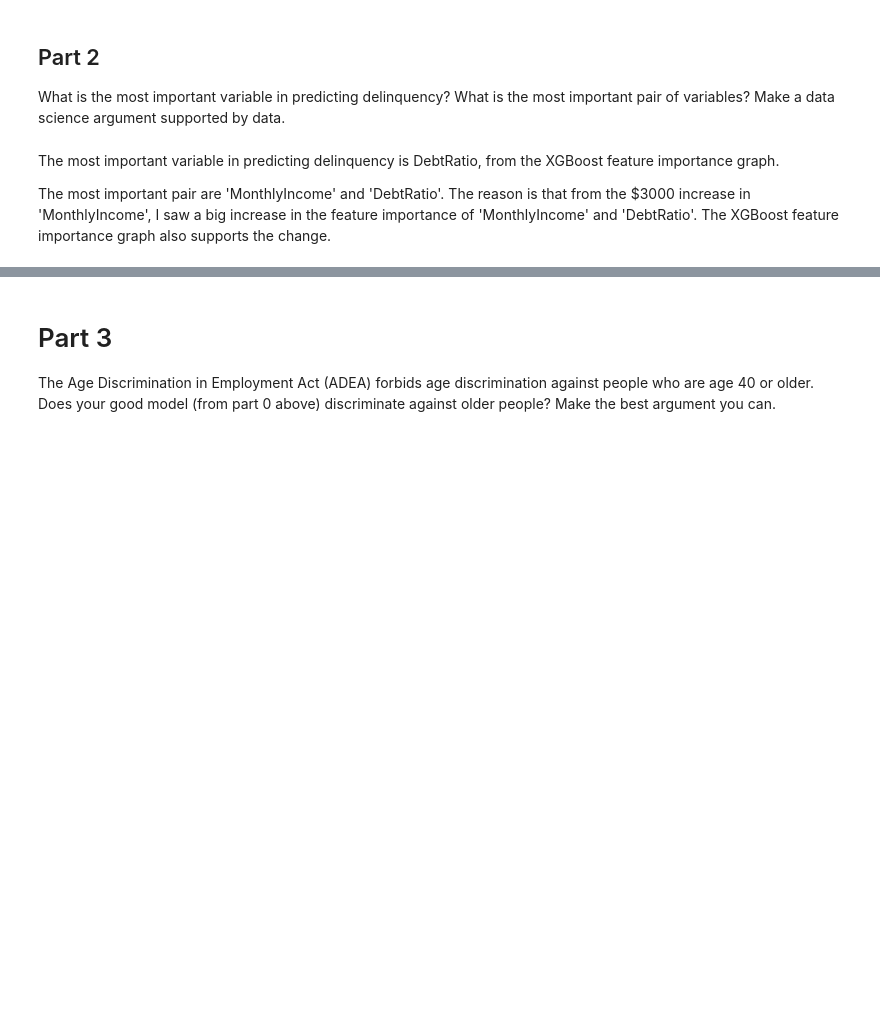
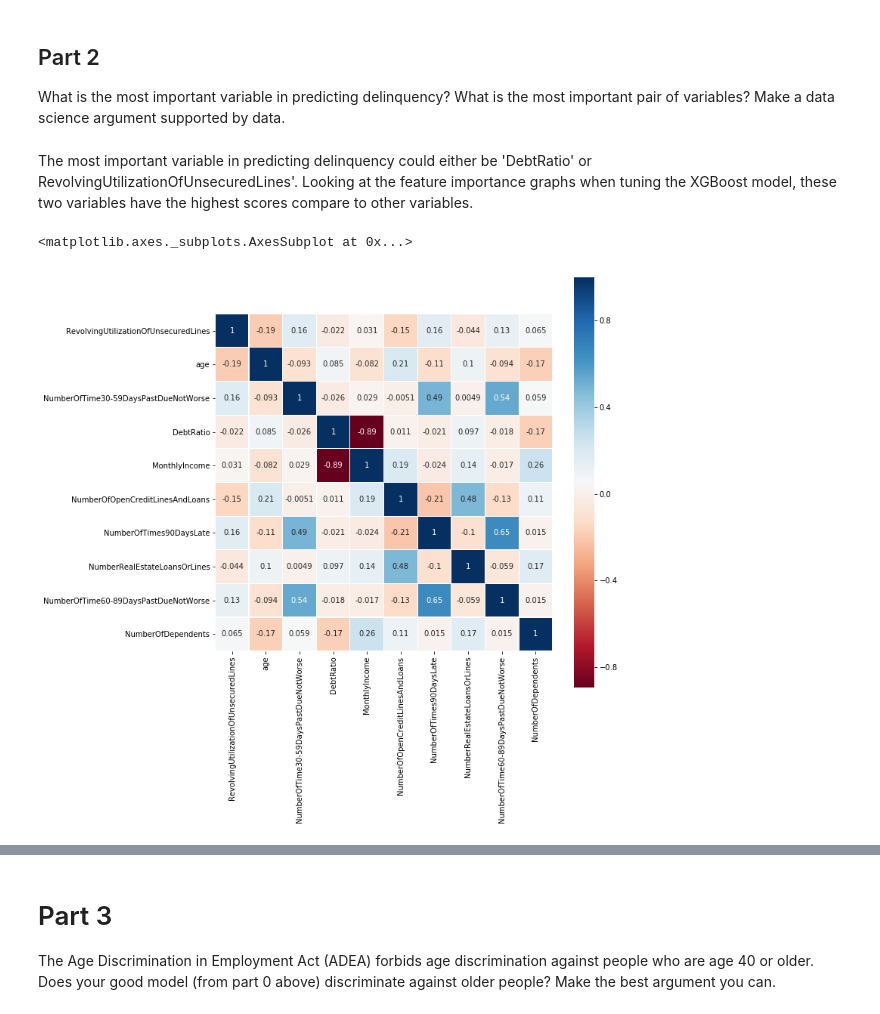
Before and after one commit to irfanhasan/EE379K, a Jupyter notebook: Lab7/Untitled.ipynb, the cells around one changed output, grey strips where cells are left out. Drawn from its saved outputs; the diff is of its cells as text; code cells hidden in the pictures; blank space fills up the shorter version.

```diff
--- a/Lab7/Untitled.ipynb
+++ b/Lab7/Untitled.ipynb
@@ -482,8 +495,13 @@ From the two models, I predict that 'MonthlyIncome' is an important feature for
 ## Part 2
 
 What is the most important variable in predicting delinquency? What is the most important pair of variables? Make a data science argument supported by data.
-# %% [markdown]
-The most important variable in predicting delinquency is DebtRatio, from the XGBoost feature importance graph.
-
-The most important pair are 'MonthlyIncome' and 'DebtRatio'. The reason is that from the $3000 increase in 'MonthlyIncome', I saw a big increase in the feature importance of 'MonthlyIncome' and 'DebtRatio'.
-The XGBoost feature importance graph also supports the change.
+# %% [markdown]
+The most important variable in predicting delinquency could either be 'DebtRatio' or RevolvingUtilizationOfUnsecuredLines'. Looking at the feature importance graphs when tuning the XGBoost model,
+these two variables have the highest scores compare to other variables.
+# %%
+plt.figure(figsize=(10, 10))
+sns.heatmap(X_train.astype(float).corr(),linewidths=0.1,vmax=1.0,
+            square=True, cmap=plt.cm.RdBu, linecolor='white', annot=True)
+# %% [output]
+<matplotlib.axes._subplots.AxesSubplot at 0x...>
+[figure, added]
```
Also changed, not shown: parts of 17 cells of this notebook.
